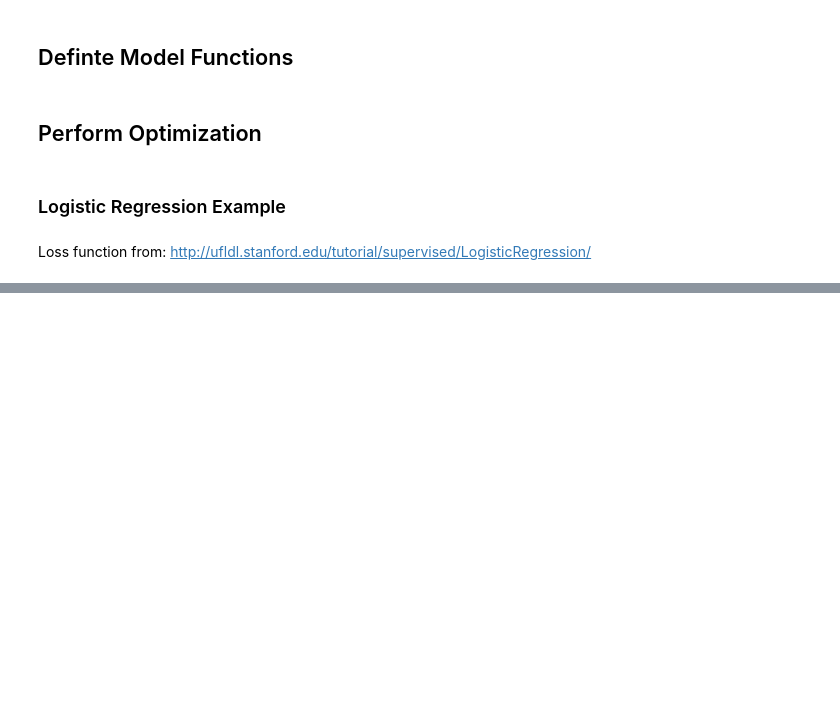
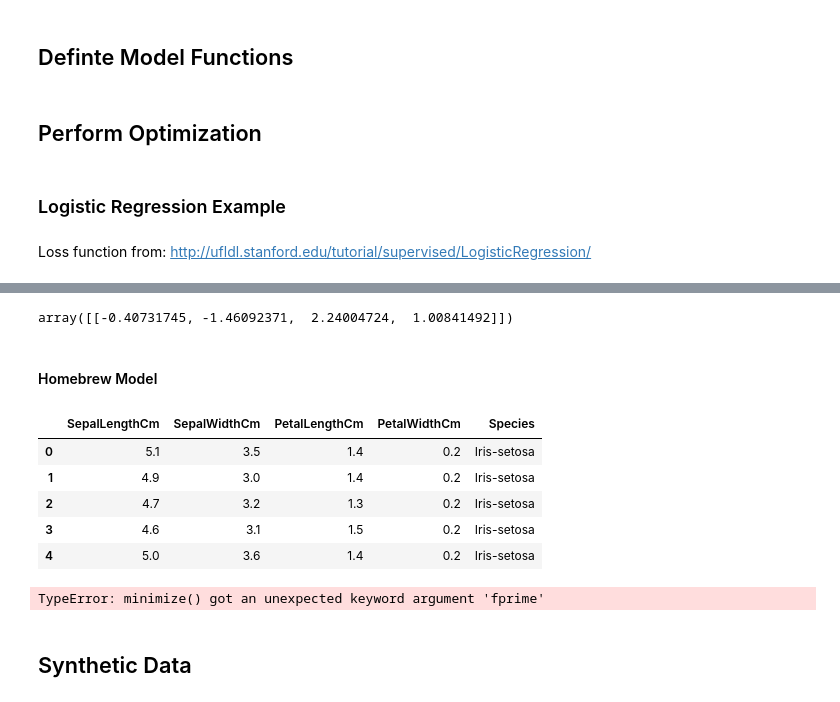
Before and after one commit to jenhantao/ipython-notebooks, a Jupyter notebook: Distance Model.ipynb, the cells around one changed output, grey strips where cells are left out. Drawn from its saved outputs; the diff is of its cells as text; code cells hidden in the pictures; blank space fills up the shorter version.

```diff
--- a/Distance Model.ipynb
+++ b/Distance Model.ipynb
@@ -204,0 +223,6 @@ def predict(weights, X):
+# %%
+model.coef_
+# %% [output]
+array([[-0.40731745, -1.46092371,  2.24004724,  1.00841492]])
+# %% [markdown]
+#### Homebrew Model
@@ -204,0 +263,10 @@ def predict(weights, X):
+# %%
+iris = pd.read_csv('/gpfs/data01/glasslab/home/jtao/iris.data')
+iris.head()
+# %% [output]
+|  | SepalLengthCm | SepalWidthCm | PetalLengthCm | PetalWidthCm | Species |
+| 0 | 5.1 | 3.5 | 1.4 | 0.2 | Iris-setosa |
+| 1 | 4.9 | 3.0 | 1.4 | 0.2 | Iris-setosa |
+| 2 | 4.7 | 3.2 | 1.3 | 0.2 | Iris-setosa |
+| 3 | 4.6 | 3.1 | 1.5 | 0.2 | Iris-setosa |
+| 4 | 5.0 | 3.6 | 1.4 | 0.2 | Iris-setosa |
@@ -205,3 +297,26 @@ def predict(weights, X):
+# %%
+#Training
+
+all_theta = np.zeros((k, n + 1))
+
+#One vs all
+i = 0
+for flower in Species:
+    #set the labels in 0 and 1
+    tmp_y = np.array(y_train == flower, dtype = int)
+    optTheta = logisticRegression(X_train, tmp_y, np.zeros((n + 1,1)))
+    all_theta[i] = optTheta
+    i += 1
+
+#Predictions
+P = sigmoid(X_test.dot(all_theta.T)) #probability for each flower
+p = [Species[np.argmax(P[i, :])] for i in range(X_test.shape[0])]
+print(all_theta)
+print("Test Accuracy ", metrics.accuracy_score(y_test, p) * 100 , '%')
+# %% [output]
+TypeError: minimize() got an unexpected keyword argument 'fprime'
+# %% [markdown]
+## Synthetic Data
 # %%
 data = pd.DataFrame(
     {
```
Also changed, not shown: parts of 17 cells of this notebook.
